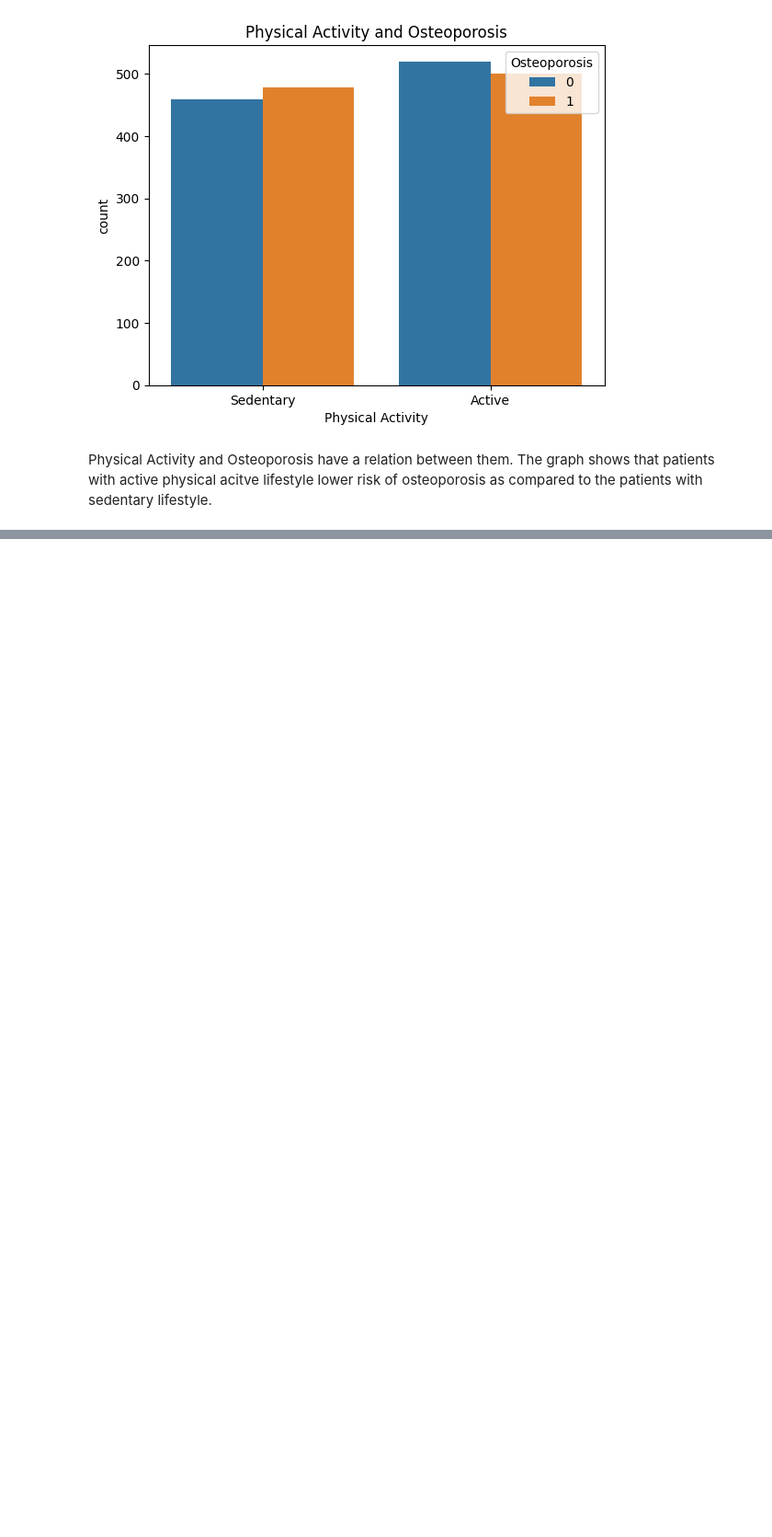
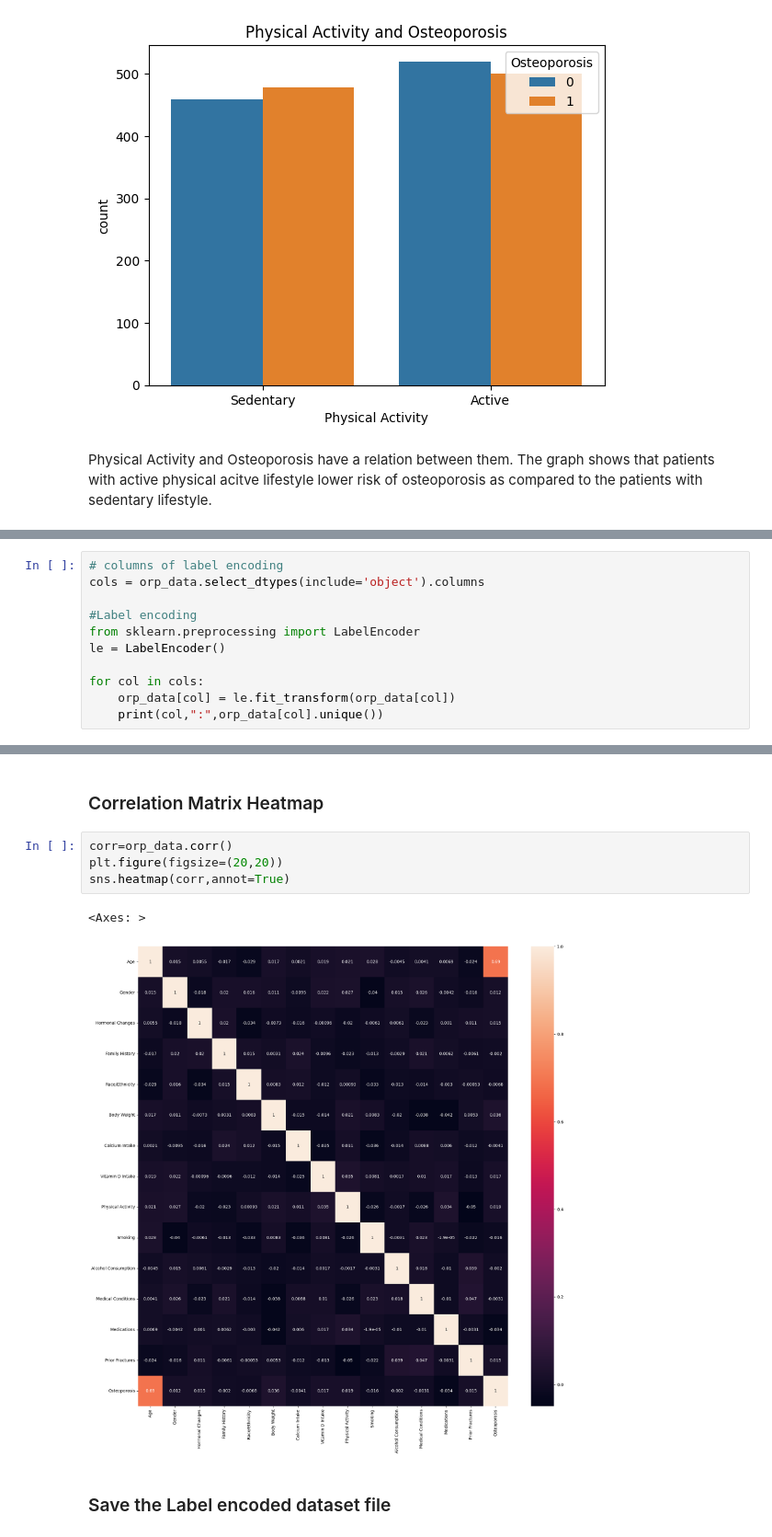
Before and after one commit to karmegamwithai/Osteoporosis-Risk-Prediction, a Jupyter notebook: notebook/Analysis.ipynb, the cells around one changed output, grey strips where cells are left out. Shown at 92% size. Saved outputs shown, nothing was run; the diff lists cells and outputs as text; blank space fills up the shorter version.

```diff
--- a/notebook/Analysis.ipynb
+++ b/notebook/Analysis.ipynb
@@ -327,0 +363,11 @@ Physical Activity and Osteoporosis have a relation between them. The graph shows
+# %%
+# columns of label encoding
+cols = orp_data.select_dtypes(include='object').columns
+
+#Label encoding
+from sklearn.preprocessing import LabelEncoder
+le = LabelEncoder()
+
+for col in cols:
+    orp_data[col] = le.fit_transform(orp_data[col])
+    print(col,":",orp_data[col].unique())
@@ -327,0 +388,11 @@ Physical Activity and Osteoporosis have a relation between them. The graph shows
+# %% [markdown]
+### Correlation Matrix Heatmap
+# %%
+corr=orp_data.corr()
+plt.figure(figsize=(20,20))
+sns.heatmap(corr,annot=True)
+# %% [output]
+<Axes: >
+[figure, added]
+# %% [markdown]
+### Save the Label encoded dataset file
```
Also changed, not shown: parts of 15 cells of this notebook, 2 other files.
